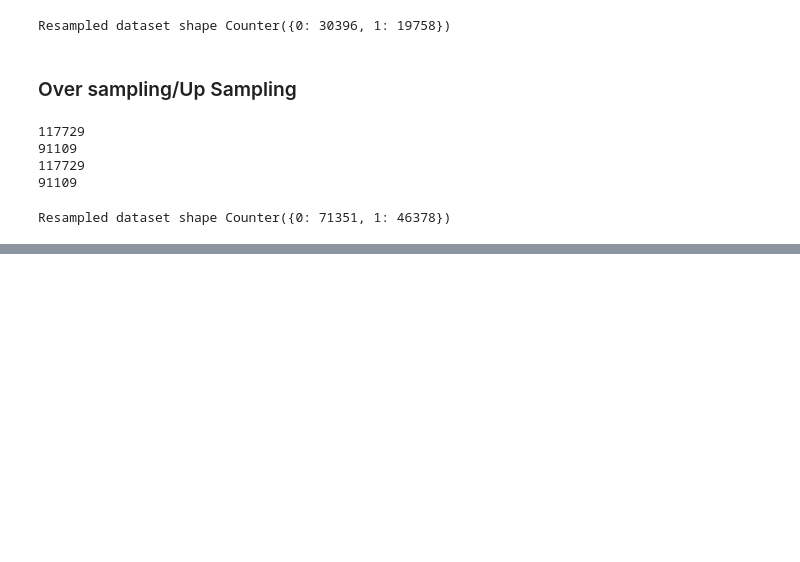
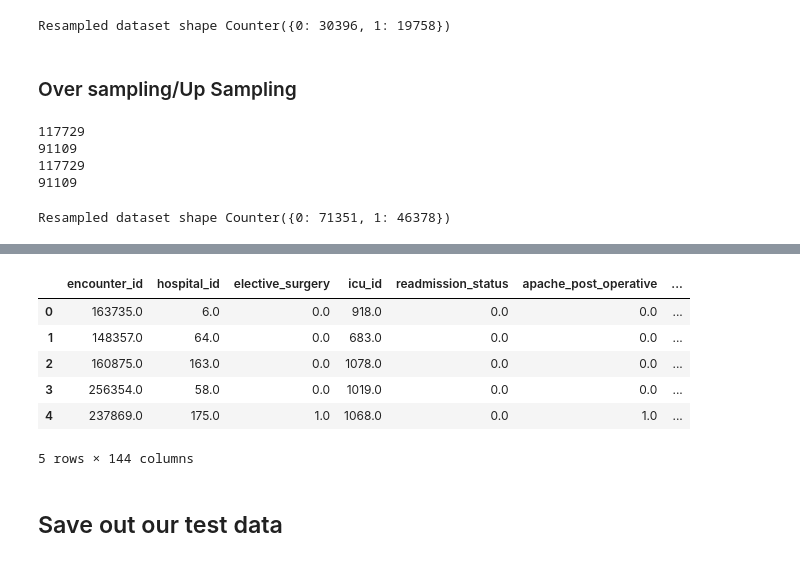
Before and after one commit to ml42322/WiDS2021, a Jupyter notebook: 07_train_test_split_standardize_and_balance.ipynb, the cells around one changed output, grey strips where cells are left out. Saved outputs shown, nothing was run; the diff lists cells and outputs as text; code cells hidden in the pictures; blank space fills up the shorter version.

```diff
--- a/07_train_test_split_standardize_and_balance.ipynb
+++ b/07_train_test_split_standardize_and_balance.ipynb
@@ -177,0 +201,18 @@ Resampled dataset shape Counter({0: 71351, 1: 46378})
+# %%
+train_X_ros = pd.DataFrame(X_ros)
+train_y_ros = pd.DataFrame(y_ros)
+# %%
+train_X_ros.columns = df.columns[:143]
+train_y_ros.columns = ['diabetes_mellitus']
+# %%
+train_ros = pd.merge(train_X_ros, train_y_ros, left_index=True, right_index=True)
+# %%
+train_ros.head()
+# %% [output]
+|  | encounter_id | hospital_id | elective_surgery | icu_id | readmission_status | apache_post_operative | ... |
+| 0 | 163735.0 | 6.0 | 0.0 | 918.0 | 0.0 | 0.0 | ... |
+| 1 | 148357.0 | 64.0 | 0.0 | 683.0 | 0.0 | 0.0 | ... |
+| 2 | 160875.0 | 163.0 | 0.0 | 1078.0 | 0.0 | 0.0 | ... |
+| 3 | 256354.0 | 58.0 | 0.0 | 1019.0 | 0.0 | 0.0 | ... |
+| 4 | 237869.0 | 175.0 | 1.0 | 1068.0 | 0.0 | 1.0 | ... |
+5 rows × 144 columns
@@ -177,0 +222,2 @@ Resampled dataset shape Counter({0: 71351, 1: 46378})
+# %% [markdown]
+## Save out our test data
```
Also changed, not shown: parts of 12 cells of this notebook.
